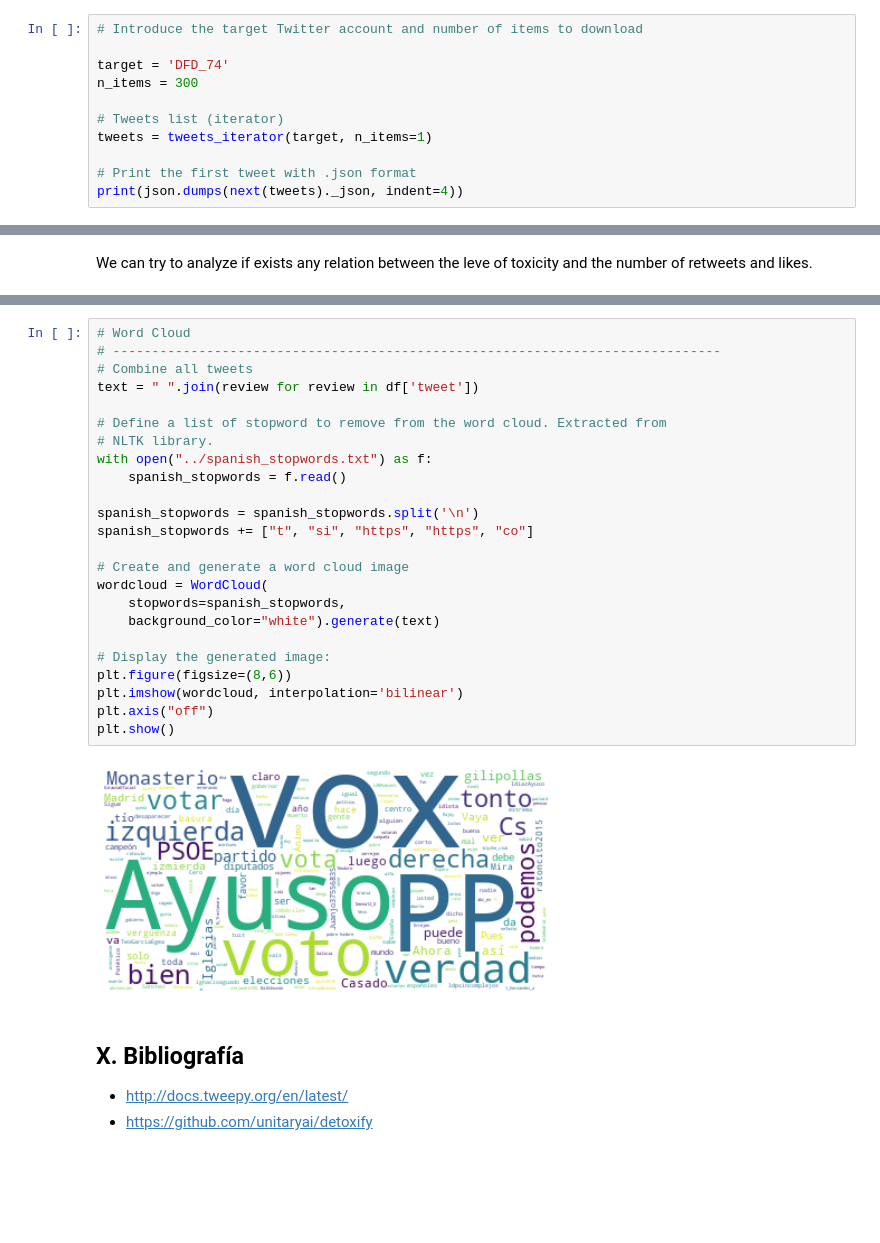
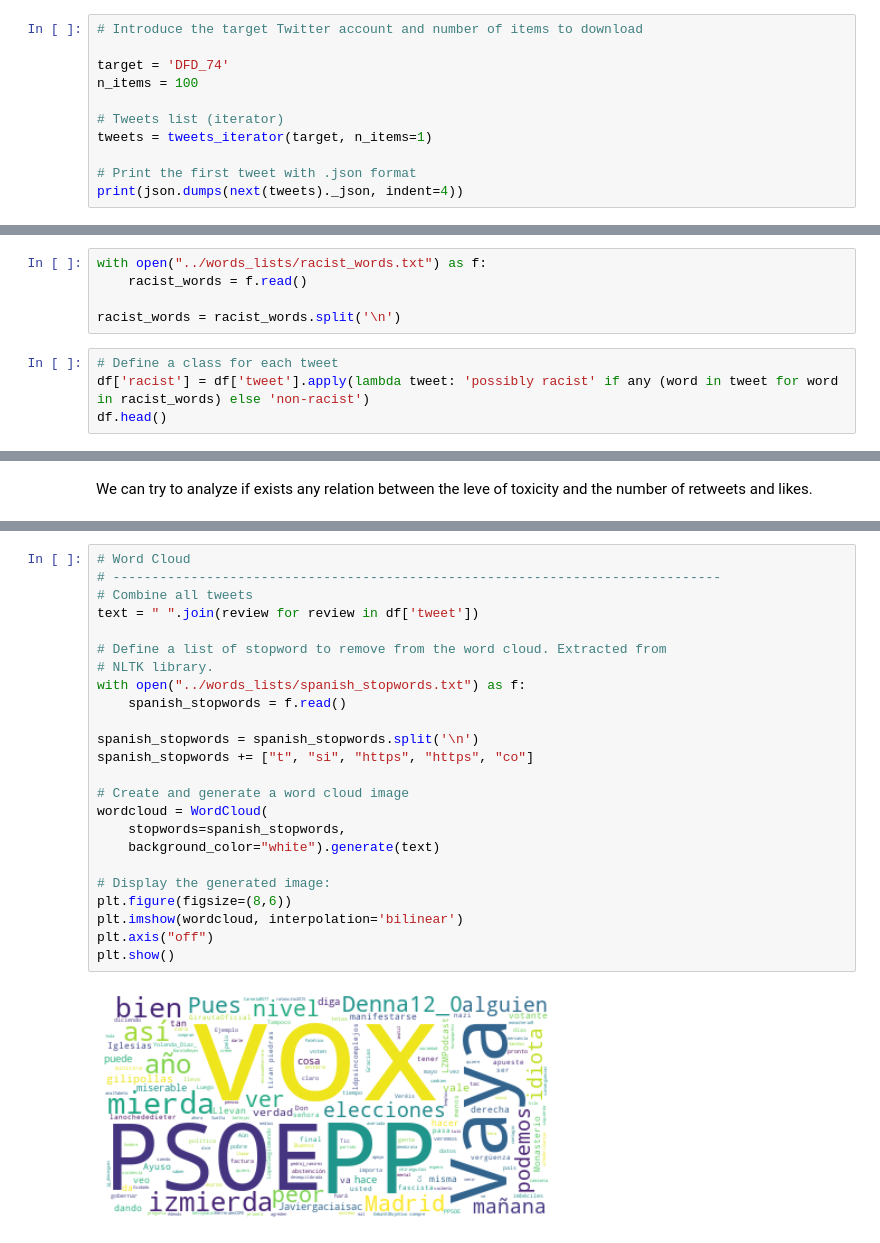
Before and after one commit to gmachinromero/project_robotodio, a Jupyter notebook: notebooks/02-multilingual-model.ipynb, the cells around one changed output, grey strips where cells are left out. Saved outputs shown, nothing was run; the diff lists cells and outputs as text; blank space fills up the shorter version.

```diff
--- a/notebooks/02-multilingual-model.ipynb
+++ b/notebooks/02-multilingual-model.ipynb
@@ -136,7 +136,7 @@ In the next cell we are going to download $n$ tweets from a Twitter account, and
 # Introduce the target Twitter account and number of items to download
 
 target = 'DFD_74'
-n_items = 300
+n_items = 100
 
 # Tweets list (iterator)
 tweets = tweets_iterator(target, n_items=1)
@@ -338,0 +341,9 @@ df.head()
+# %%
+with open("../words_lists/racist_words.txt") as f:
+    racist_words = f.read()
+
+racist_words = racist_words.split('\n')
+# %%
+# Define a class for each tweet
+df['racist'] = df['tweet'].apply(lambda tweet: 'possibly racist' if any (word in tweet for word in racist_words) else 'non-racist')
+df.head()
@@ -423,31 +443,26 @@ sns.lineplot(ax=ax, data=df, x="date", y="toxicity");
 # %%
 # Word Cloud
 # ------------------------------------------------------------------------------
 # Combine all tweets
 text = " ".join(review for review in df['tweet'])
 
 # Define a list of stopword to remove from the word cloud. Extracted from
 # NLTK library.
-with open("../spanish_stopwords.txt") as f:
+with open("../words_lists/spanish_stopwords.txt") as f:
     spanish_stopwords = f.read()
 
 spanish_stopwords = spanish_stopwords.split('\n')
 spanish_stopwords += ["t", "si", "https", "https", "co"]
 
 # Create and generate a word cloud image
 wordcloud = WordCloud(
     stopwords=spanish_stopwords,
     background_color="white").generate(text)
 
 # Display the generated image:
 plt.figure(figsize=(8,6))
 plt.imshow(wordcloud, interpolation='bilinear')
 plt.axis("off")
 plt.show()
 # %% [output]
-[figure, old version]
+[figure, new version]
-# %% [markdown]
-## X. Bibliografía
-
-- http://docs.tweepy.org/en/latest/
-- https://github.com/unitaryai/detoxify
```
Also changed, not shown: parts of 22 cells of this notebook, 1 other file.
